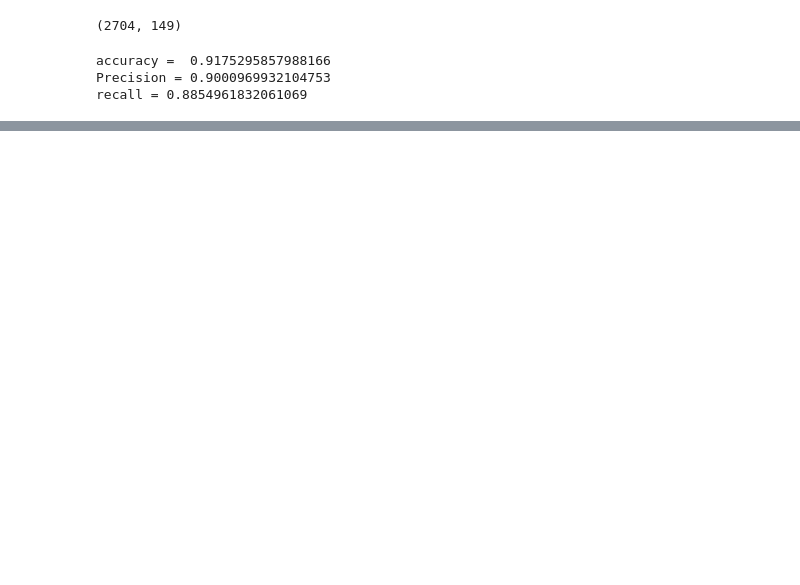
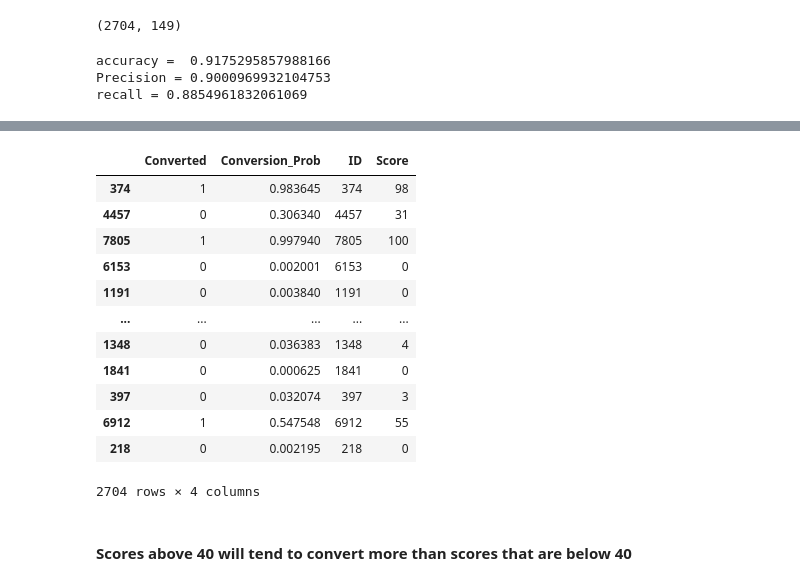
Before and after one commit to ProfGaurav/Lead_scoring_case_study_personal, a Jupyter notebook: Logit_final_case_study.ipynb, the cells around one changed output, grey strips where cells are left out. Drawn from its saved outputs; the diff is of its cells as text; code cells hidden in the pictures; blank space fills up the shorter version.

Commit message:
Added comments, markups and scores

```diff
--- a/Logit_final_case_study.ipynb
+++ b/Logit_final_case_study.ipynb
@@ -1322,0 +1416,6 @@ classification_report(y_test,y_test_pred)
+# %%
+# converting probability values to scores between 0 and 100
+
+y_test_pred_df = pd.DataFrame({'Converted':y_test.values, 'Conversion_Prob':model10.predict(X_test_sm)})
+y_test_pred_df['ID'] = y_test.index
+y_test_pred_df.head()
@@ -1322,0 +1429,20 @@ classification_report(y_test,y_test_pred)
+# %%
+y_test_pred_df['Score'] = ((y_test_pred_df['Conversion_Prob'] * 100).round()).astype(int)
+# %%
+y_test_pred_df
+# %% [output]
+|  | Converted | Conversion_Prob | ID | Score |
+| 374 | 1 | 0.983645 | 374 | 98 |
+| 4457 | 0 | 0.306340 | 4457 | 31 |
+| 7805 | 1 | 0.997940 | 7805 | 100 |
+| 6153 | 0 | 0.002001 | 6153 | 0 |
+| 1191 | 0 | 0.003840 | 1191 | 0 |
+| ... | ... | ... | ... | ... |
+| 1348 | 0 | 0.036383 | 1348 | 4 |
+| 1841 | 0 | 0.000625 | 1841 | 0 |
+| 397 | 0 | 0.032074 | 397 | 3 |
+| 6912 | 1 | 0.547548 | 6912 | 55 |
+| 218 | 0 | 0.002195 | 218 | 0 |
+2704 rows × 4 columns
+# %% [markdown]
+#### Scores above 40 will tend to convert more than scores that are below 40
```
Also changed, not shown: parts of 92 cells of this notebook.
